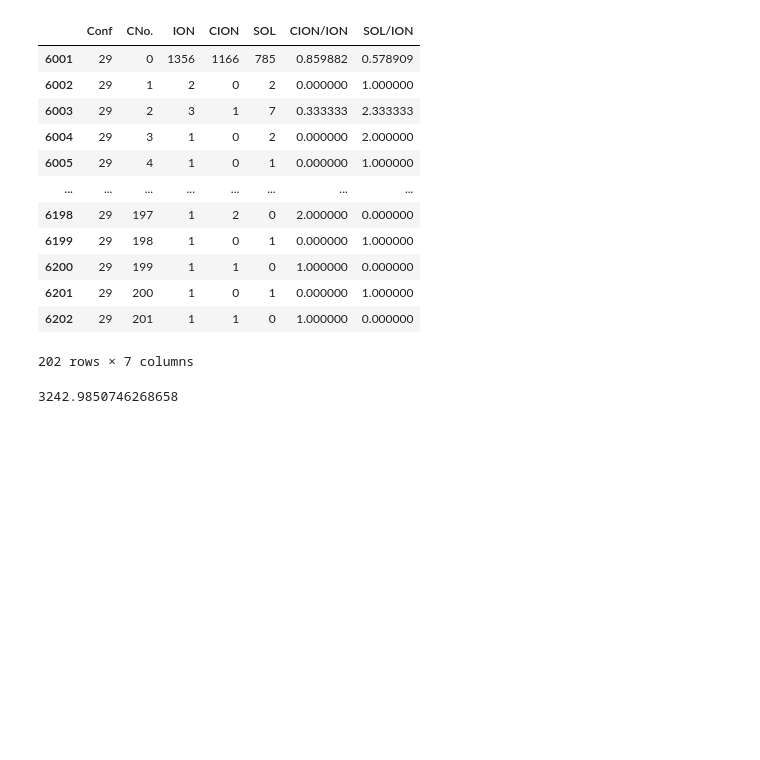
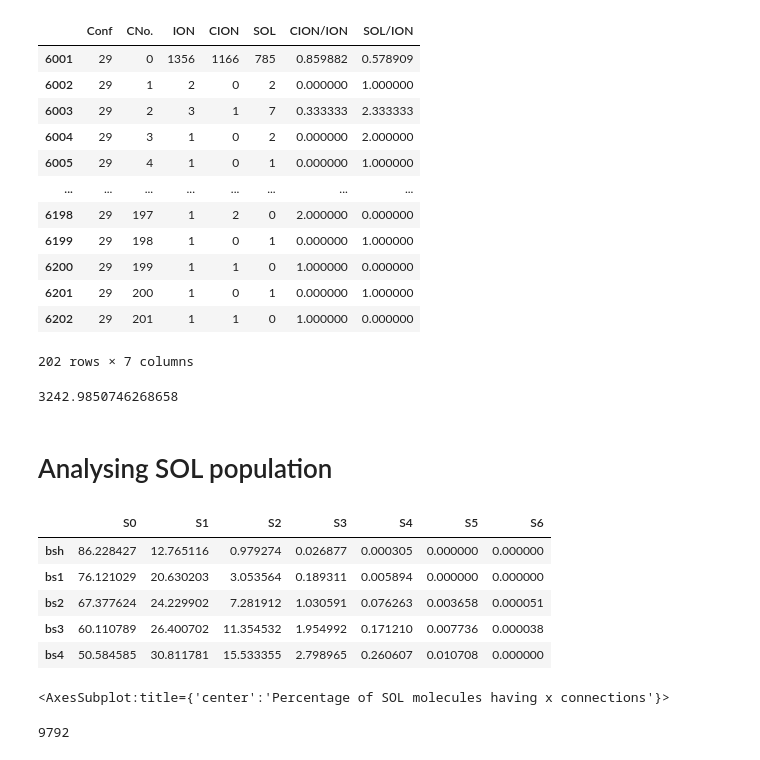
Before and after one commit to avi1299/KDP_Clustering, a Jupyter notebook: CSV_analyser.ipynb, the cells around one changed output. Cells and saved outputs as stored; diff of their text form; code cells hidden in the pictures; blank space fills up the shorter version.

Commit message:
Added code to capture the coordination number of the SOL molecules.
Added cells in Jupyter notebook to analyse the distribution of SOL molecules

```diff
--- a/CSV_analyser.ipynb
+++ b/CSV_analyser.ipynb
@@ -231,3 +244,40 @@ df[df['Conf']==29]
 df['SOL'].sum()/conf_number
 # %% [output]
 3242.9850746268658
+# %% [markdown]
+# Analysing SOL population
+# %%
+model_names=['bsh','bs1','bs2','bs3','bs4']
+# %%
+SOL_data=[]
+for name in model_names:
+    SOL_data.append(pd.read_csv("./bin/SOLstats_"+name+".dat"))
+df_SOL=dict(zip(model_names,SOL_data))
+
+
+SOL_mean=[]
+for df in SOL_data:
+    SOL_mean.append(df.mean())
+SOL_percent=[]
+for df in SOL_mean:
+    SOL_percent.append(df/df.sum()*100)
+df_SOL_res=pd.DataFrame(SOL_percent)
+df_SOL_res.index=model_names
+df_SOL_res=df_SOL_res[df_SOL_res.columns[df_SOL_res.sum(axis=0)>0]]
+df_SOL_res
+# %% [output]
+|  | S0 | S1 | S2 | S3 | S4 | S5 | S6 |
+| bsh | 86.228427 | 12.765116 | 0.979274 | 0.026877 | 0.000305 | 0.000000 | 0.000000 |
+| bs1 | 76.121029 | 20.630203 | 3.053564 | 0.189311 | 0.005894 | 0.000000 | 0.000000 |
+| bs2 | 67.377624 | 24.229902 | 7.281912 | 1.030591 | 0.076263 | 0.003658 | 0.000051 |
+| bs3 | 60.110789 | 26.400702 | 11.354532 | 1.954992 | 0.171210 | 0.007736 | 0.000038 |
+| bs4 | 50.584585 | 30.811781 | 15.533355 | 2.798965 | 0.260607 | 0.010708 | 0.000000 |
+# %%
+df_SOL_res.plot(kind='bar', stacked=True, title="Percentage of SOL molecules having x connections")
+# %% [output]
+<AxesSubplot:title={'center':'Percentage of SOL molecules having x connections'}>
+# %%
+number_of_SOL=df_SOL.iloc[0].sum()
+print(number_of_SOL)
+# %% [output]
+9792
```
Also changed, not shown: parts of 10 cells of this notebook, 9 other files.
